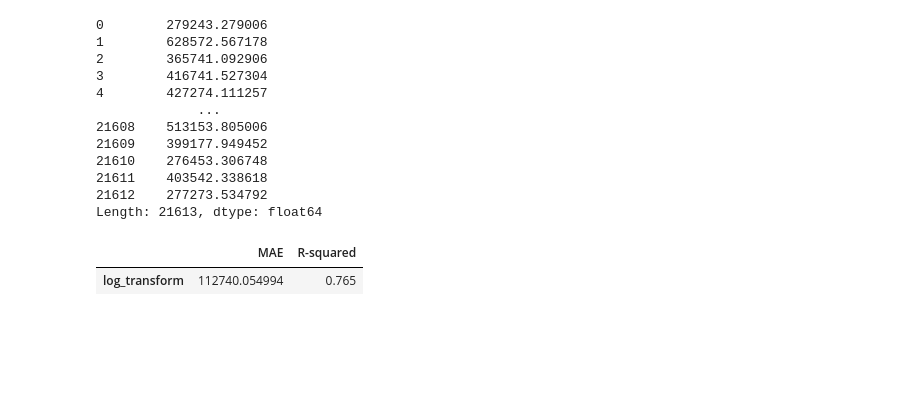
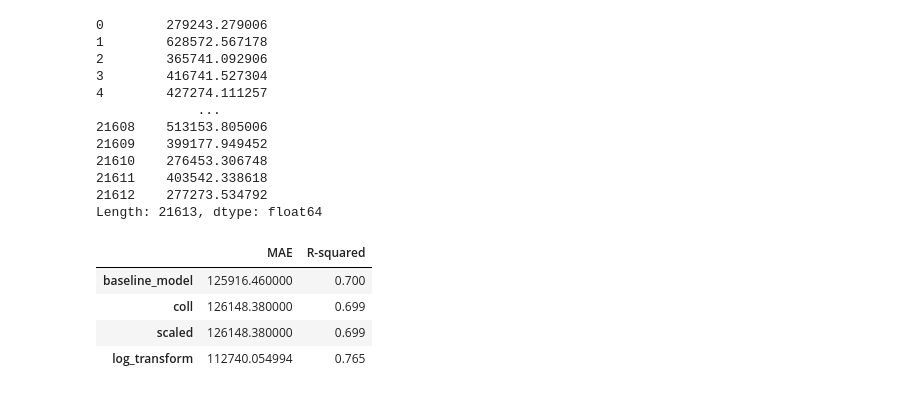
Before and after one commit to rahulakrish/linear_regression, a Jupyter notebook: notebook.ipynb, the cells around one changed output. Saved outputs shown, nothing was run; the diff lists cells and outputs as text; code cells hidden in the pictures; blank space fills up the shorter version.

Commit message:
appended scores df

```diff
--- a/notebook.ipynb
+++ b/notebook.ipynb
@@ -635,13 +635,16 @@ Length: 21613, dtype: float64
 # %%
 #calculating the mean absolute error
 mae = (np.mean(np.abs(df['price'] - y_preds)))
 
 #replacing the value in the metric df
 log_transform['MAE'] = mae
 
 #adding to the score df
-scores = pd.concat([log_transform],axis=0)
+scores = scores.append(log_transform)
 scores
 # %% [output]
 |  | MAE | R-squared |
+| baseline_model | 125916.460000 | 0.700 |
+| coll | 126148.380000 | 0.699 |
+| scaled | 126148.380000 | 0.699 |
 | log_transform | 112740.054994 | 0.765 |
```
Also changed, not shown: parts of 4 cells of this notebook.
